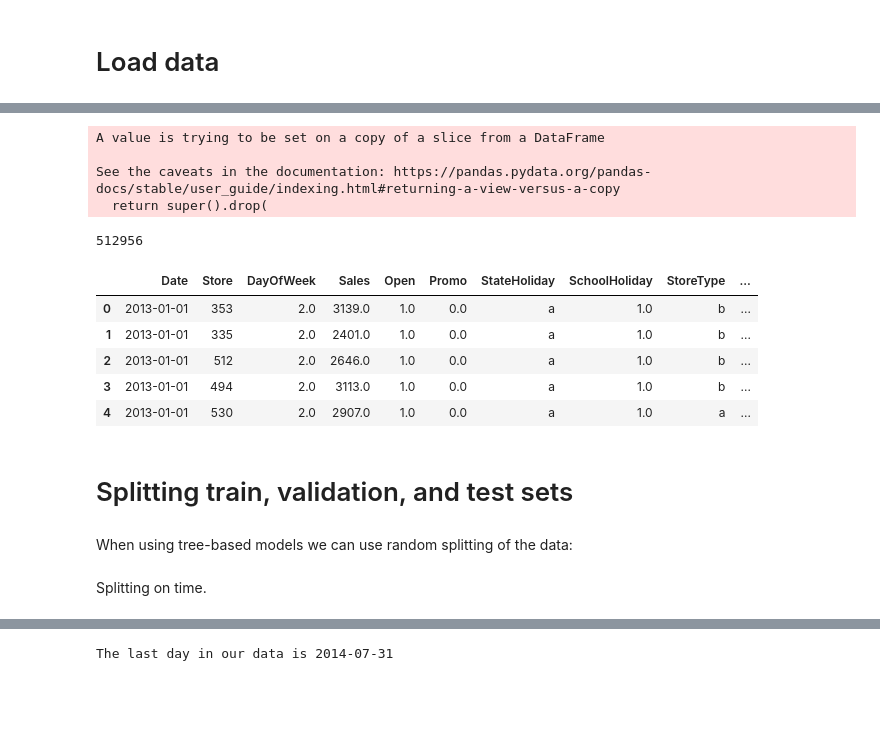
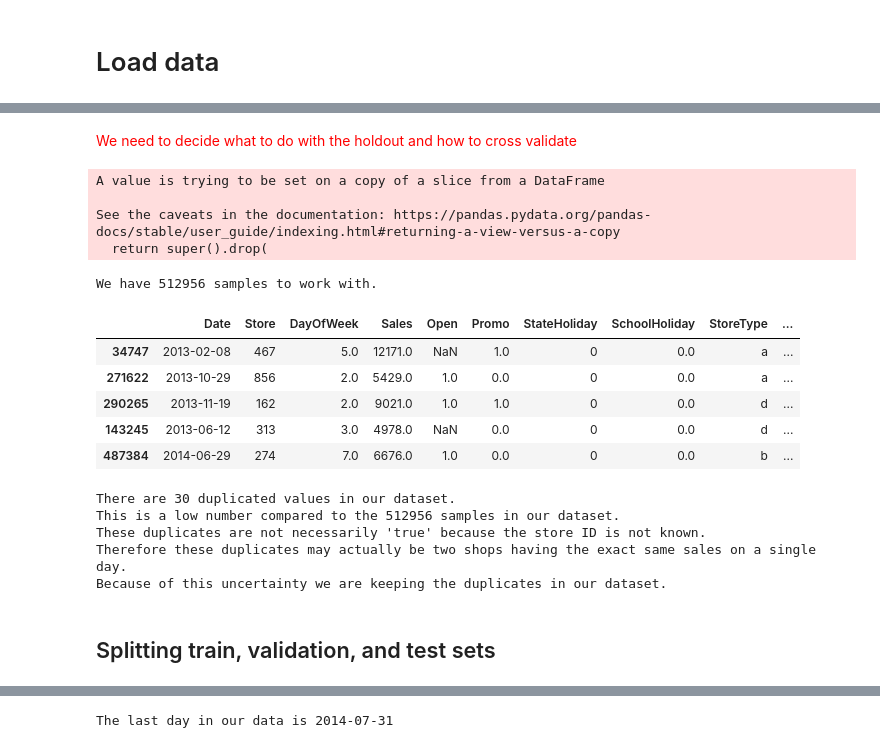
Before and after one commit to cverst/minicomp, a Jupyter notebook: Implementation of pipeline.ipynb, the cells around one changed output, grey strips where cells are left out. Saved outputs shown, nothing was run; the diff lists cells and outputs as text; code cells hidden in the pictures; blank space fills up the shorter version.

```diff
--- a/Implementation of pipeline.ipynb
+++ b/Implementation of pipeline.ipynb
@@ -40,3 +45,5 @@ sales_data = pd.read_csv("./data/train.csv")
+# %% [markdown]
+<font color='red'>We need to decide what to do with the holdout and how to cross validate</font>
 # %%
 mrg = Merger()
 mrg.merge(sales_data, store_data)
@@ -46,18 +53,31 @@ A value is trying to be set on a copy of a slice from a DataFrame
 
 See the caveats in the documentation: https://pandas.pydata.org/pandas-docs/stable/user_guide/indexing.html#returning-a-view-versus-a-copy
   return super().drop(
-# %%
-print(len(merged_data))
-merged_data.head()
-# %% [output]
-512956
-|  | Date | Store | DayOfWeek | Sales | Open | Promo | StateHoliday | SchoolHoliday | StoreType | ... |
-| 0 | 2013-01-01 | 353 | 2.0 | 3139.0 | 1.0 | 0.0 | a | 1.0 | b | ... |
-| 1 | 2013-01-01 | 335 | 2.0 | 2401.0 | 1.0 | 0.0 | a | 1.0 | b | ... |
-| 2 | 2013-01-01 | 512 | 2.0 | 2646.0 | 1.0 | 0.0 | a | 1.0 | b | ... |
-| 3 | 2013-01-01 | 494 | 2.0 | 3113.0 | 1.0 | 0.0 | a | 1.0 | b | ... |
-| 4 | 2013-01-01 | 530 | 2.0 | 2907.0 | 1.0 | 0.0 | a | 1.0 | a | ... |
+# %%
+print(f"We have {len(merged_data)} samples to work with.")
+merged_data.sample(5)
+# %% [output]
+We have 512956 samples to work with.
+|  | Date | Store | DayOfWeek | Sales | Open | Promo | StateHoliday | SchoolHoliday | StoreType | ... |
+| 34747 | 2013-02-08 | 467 | 5.0 | 12171.0 | NaN | 1.0 | 0 | 0.0 | a | ... |
+| 271622 | 2013-10-29 | 856 | 2.0 | 5429.0 | 1.0 | 0.0 | 0 | 0.0 | a | ... |
+| 290265 | 2013-11-19 | 162 | 2.0 | 9021.0 | 1.0 | 1.0 | 0 | 0.0 | d | ... |
+| 143245 | 2013-06-12 | 313 | 3.0 | 4978.0 | NaN | 0.0 | 0 | 0.0 | d | ... |
+| 487384 | 2014-06-29 | 274 | 7.0 | 6676.0 | 1.0 | 0.0 | 0 | 0.0 | b | ... |
+# %%
+duped_mask = merged_data.duplicated()
+duplicated_data = merged_data.loc[duped_mask, :]
+
+print(f"There are {len(duplicated_data)} duplicated values in our dataset.")
+print(f"This is a low number compared to the {len(merged_data)} samples in our dataset.")
+print("These duplicates are not necessarily 'true' because the store ID is not known.")
+print("Therefore these duplicates may actually be two shops having the exact same sales on a single day.")
+print("Because of this uncertainty we are keeping the duplicates in our dataset.")
+# %% [output]
+There are 30 duplicated values in our dataset.
+This is a low number compared to the 512956 samples in our dataset.
+These duplicates are not necessarily 'true' because the store ID is not known.
+Therefore these duplicates may actually be two shops having the exact same sales on a single day.
+Because of this uncertainty we are keeping the duplicates in our dataset.
 # %% [markdown]
-# Splitting train, validation, and test sets
+## Splitting train, validation, and test sets
-# %% [markdown]
-When using tree-based models we can use random splitting of the data:
@@ -80,2 +83,0 @@ When using tree-based models we can use random splitting of the data:
-# %% [markdown]
-Splitting on time.
```
Also changed, not shown: parts of 68 cells of this notebook, 2 other files.
